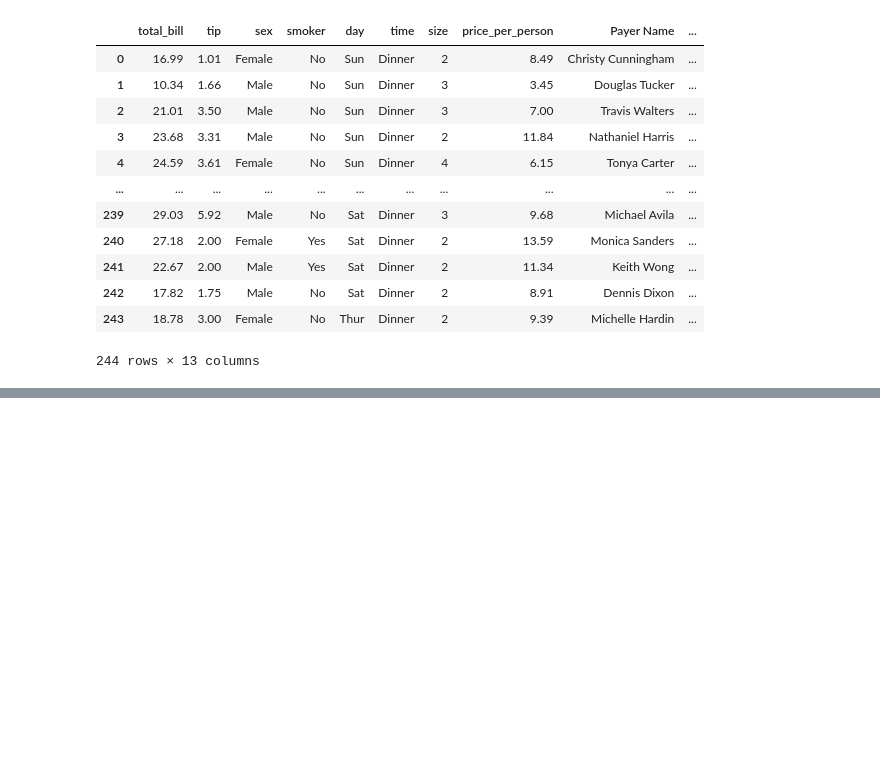
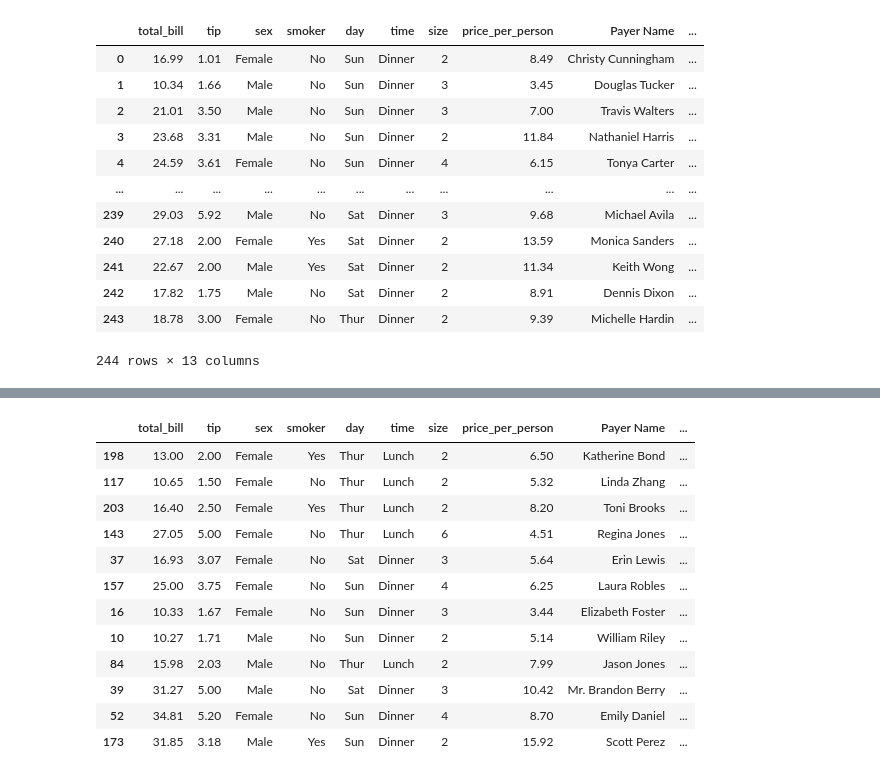
Before and after one commit to LosseniSangare/Learning, a Jupyter notebook: filtrage.ipynb, the cells around one changed output, grey strips where cells are left out. Saved outputs shown, nothing was run; the diff lists cells and outputs as text; code cells hidden in the pictures; blank space fills up the shorter version.

```diff
--- a/filtrage.ipynb
+++ b/filtrage.ipynb
@@ -144,0 +482,16 @@ df
+# %%
+df.sample(frac=0.05) # 5 pourcent de notre dataframe
+# %% [output]
+|  | total_bill | tip | sex | smoker | day | time | size | price_per_person | Payer Name | ... |
+| 198 | 13.00 | 2.00 | Female | Yes | Thur | Lunch | 2 | 6.50 | Katherine Bond | ... |
+| 117 | 10.65 | 1.50 | Female | No | Thur | Lunch | 2 | 5.32 | Linda Zhang | ... |
+| 203 | 16.40 | 2.50 | Female | Yes | Thur | Lunch | 2 | 8.20 | Toni Brooks | ... |
+| 143 | 27.05 | 5.00 | Female | No | Thur | Lunch | 6 | 4.51 | Regina Jones | ... |
+| 37 | 16.93 | 3.07 | Female | No | Sat | Dinner | 3 | 5.64 | Erin Lewis | ... |
+| 157 | 25.00 | 3.75 | Female | No | Sun | Dinner | 4 | 6.25 | Laura Robles | ... |
+| 16 | 10.33 | 1.67 | Female | No | Sun | Dinner | 3 | 3.44 | Elizabeth Foster | ... |
+| 10 | 10.27 | 1.71 | Male | No | Sun | Dinner | 2 | 5.14 | William Riley | ... |
+| 84 | 15.98 | 2.03 | Male | No | Thur | Lunch | 2 | 7.99 | Jason Jones | ... |
+| 39 | 31.27 | 5.00 | Male | No | Sat | Dinner | 3 | 10.42 | Mr. Brandon Berry | ... |
+| 52 | 34.81 | 5.20 | Female | No | Sun | Dinner | 4 | 8.70 | Emily Daniel | ... |
+| 173 | 31.85 | 3.18 | Male | Yes | Sun | Dinner | 2 | 15.92 | Scott Perez | ... |
```
Also changed, not shown: parts of 33 cells of this notebook.
